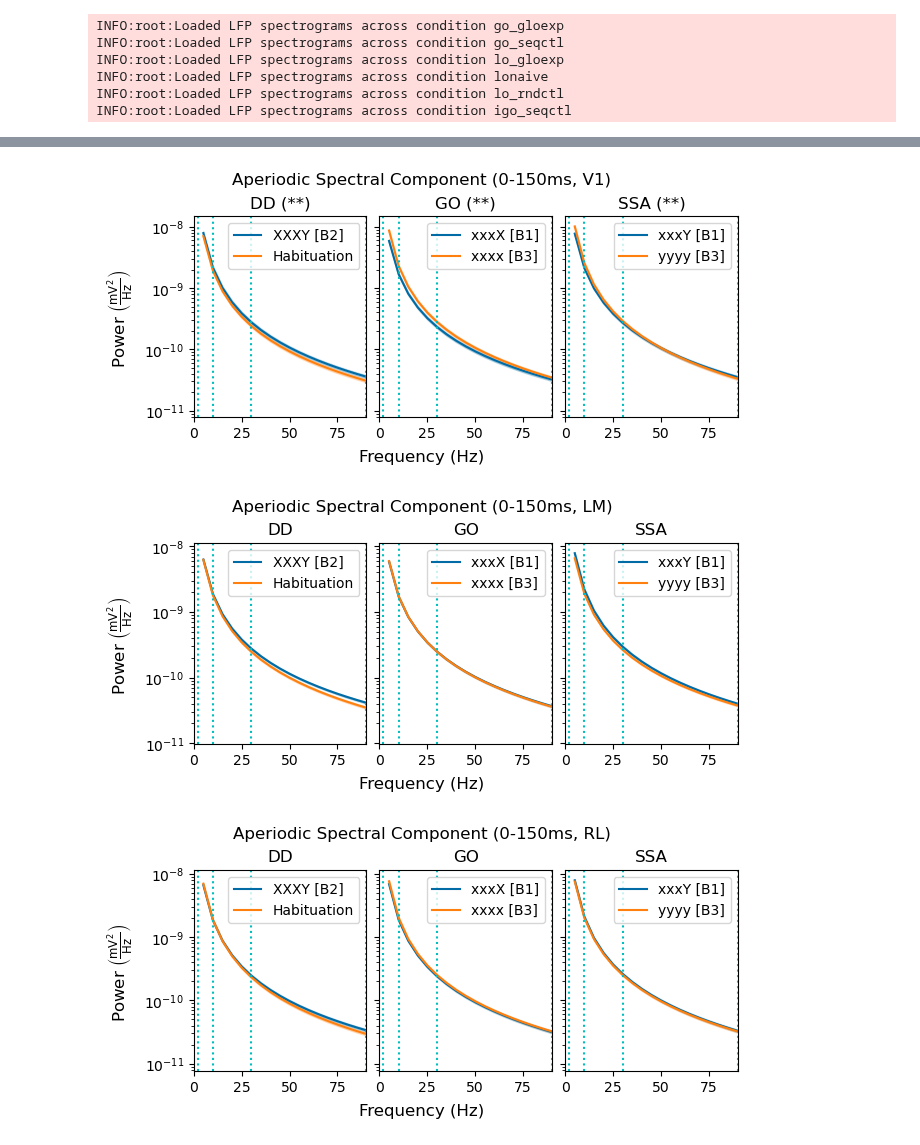
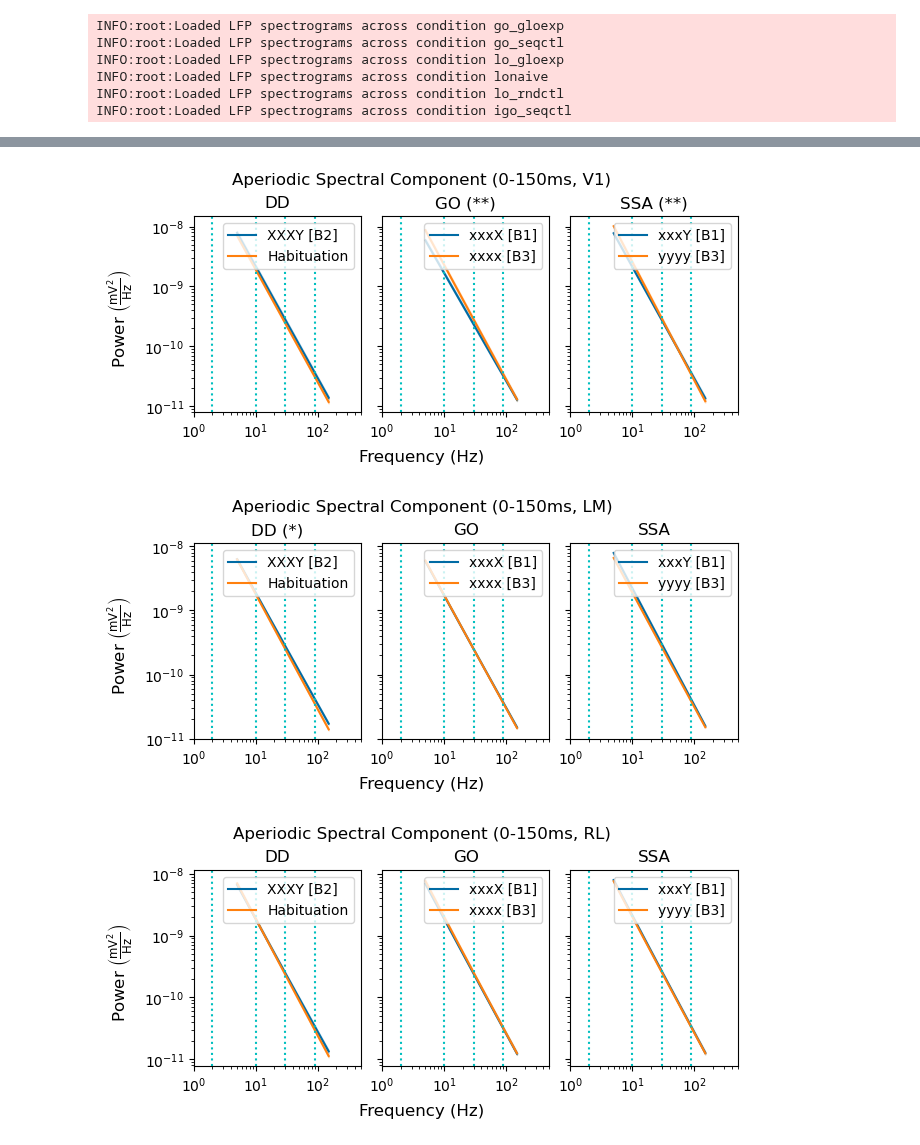
Before and after one commit to BastosLab/epych, a Jupyter notebook: notebooks/passiveglo/grand_fastsweep_spectra.ipynb, the cells around one changed output, grey strips where cells are left out. Saved outputs shown, nothing was run; the diff lists cells and outputs as text; code cells hidden in the pictures.

Commit message:
notebooks/passiveglo/grand_fastsweep_spectra: test aperiodic spectral component
Signed-off-by: Eli Sennesh <eli.sennesh@vanderbilt.edu>

```diff
--- a/notebooks/passiveglo/grand_fastsweep_spectra.ipynb
+++ b/notebooks/passiveglo/grand_fastsweep_spectra.ipynb
@@ -248,9 +248,9 @@ CONTRAST_TITLES = {
 }
 # %%
 def aperiodic_contrast_significance(contrast, area):
-    if (aperiodic_contrast_results[name][area].pvalue < 0.01).any():
+    if (aperiodic_contrast_results[contrast][area].pvalue < 0.01).any():
         return " (**)"
-    elif (aperiodic_contrast_results[name][area].pvalue < 0.05).any():
+    elif (aperiodic_contrast_results[contrast][area].pvalue < 0.05).any():
         return " (*)"
     else:
         return ""
@@ -263,34 +263,34 @@ for cond in CONDITIONS:
 for area in anatomical_areas:
     plt.style.use('tableau-colorblind10')
     #               DD, GO, SSA
     # Oddball
     # Control
     # Difference
     fig, axes = plt.subplots(nrows=1, ncols=3, sharex=True, sharey=True, layout="constrained")
     fig.supxlabel("Frequency (Hz)"); fig.supylabel("Power $\\left(\\frac{\\mathrm{mV}^{2}}{\\mathrm{Hz}}\\right)$")
     fig.suptitle(("Aperiodic Spectral Component (0-150ms, %s)" % AREA_TITLES[area]))
     fig.set_figheight(3)
     for col, (contrast, condl, condr) in enumerate(CONTRASTS):
         axes[col].set_title(CONTRAST_TITLES[contrast] + aperiodic_contrast_significance(contrast, area))
         spectrum_trials[area][condl] = np.concatenate(spectrum_trials[area][condl], axis=-1).squeeze()
         plotting.plot_sem(oscillatories[condl][area].freqs.magnitude, spectrum_trials[area][condl], ax=axes[col], axis=0, sems=2, label=CONDITION_TITLES[condl])
 
         spectrum_trials[area][condr] = np.concatenate(spectrum_trials[area][condr], axis=-1).squeeze()
         plotting.plot_sem(oscillatories[condr][area].freqs.magnitude, spectrum_trials[area][condr], ax=axes[col], axis=0, sems=2, label=CONDITION_TITLES[condr])
 
         for boundary in BAND_BOUNDS:
             axes[col].axvline(boundary, color='c', linestyle=':')
-        axes[col].set_xlim([0, 90]);
+        axes[col].set_xlim([1, 500]); axes[col].set_xscale("log");
         axes[col].set_yscale("log"); # axes[col].set_ylim([10e-12, 10e-8])
         axes[col].legend()
 
         # band_midpoints = [(low + high) / 2 for (low, high) in zip(BAND_BOUNDS, BAND_BOUNDS[1:])]
         # axes[col].set_xticks(band_midpoints, labels=["$\\theta$", "$\\alpha/\\beta$", "$\\gamma$"])
 
     plt.savefig("%s_fast_aperiodic_spectra.svg" % AREA_TITLES[area])
     plt.savefig("%s_fast_aperiodic_spectra.png" % AREA_TITLES[area])
     plt.show()
 # %% [output]
-[figure, old version]
+[figure, new version]
-[figure, old version]
+[figure, new version]
-[figure, old version]
+[figure, new version]
```
Also changed, not shown: parts of 6 cells of this notebook.
